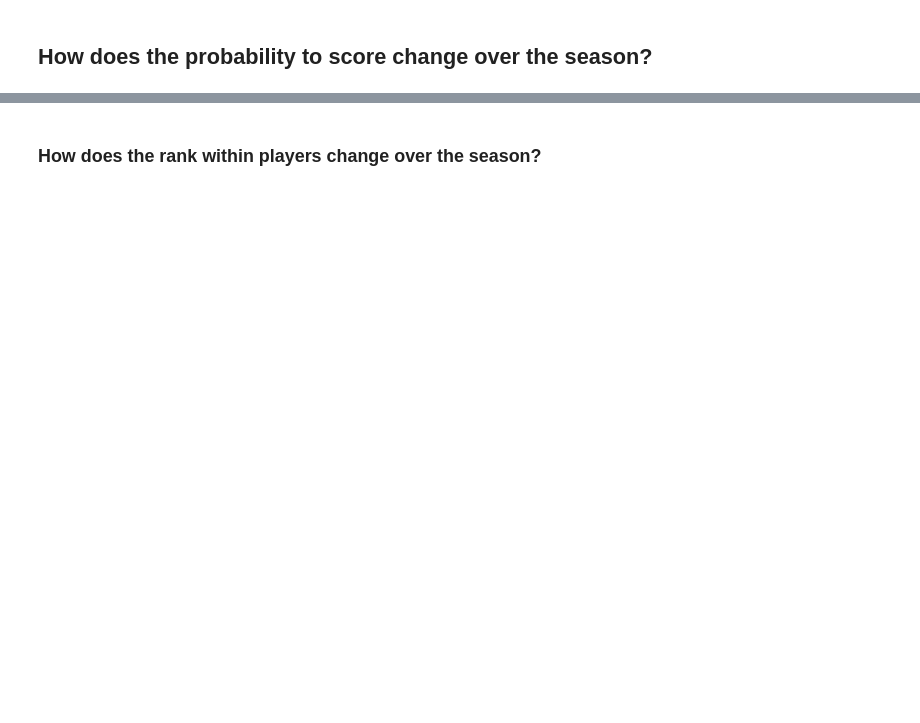
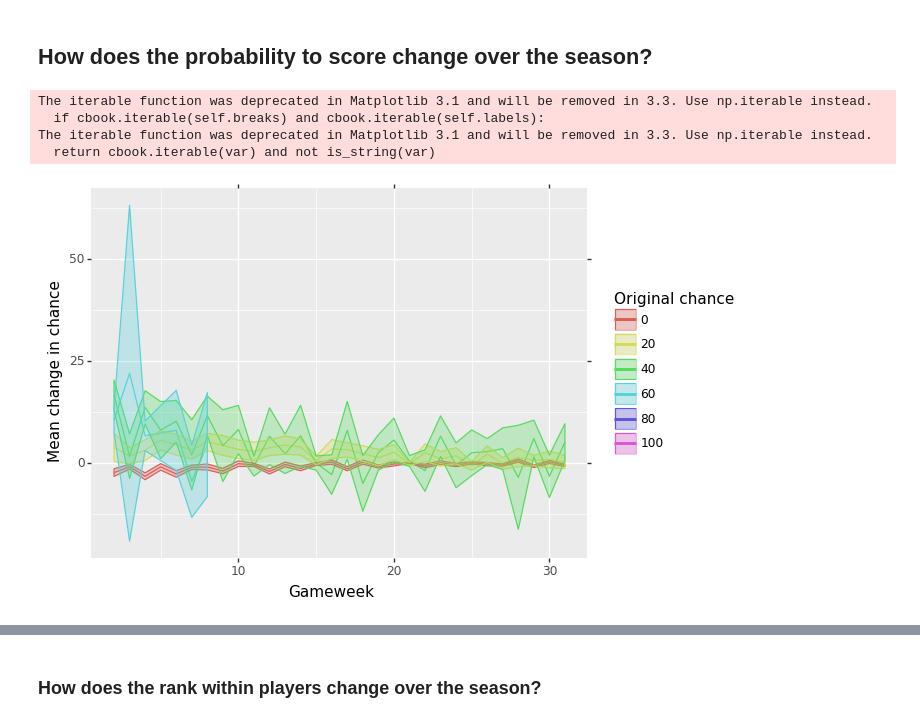
Before and after one commit to andreas-lloyd/scoring-probability, a Jupyter notebook: initial-exploration/002-basic-sol-exploration.ipynb, the cells around one changed output, grey strips where cells are left out. Drawn from its saved outputs; the diff is of its cells as text; code cells hidden in the pictures; blank space fills up the shorter version.

```diff
--- a/initial-exploration/002-basic-sol-exploration.ipynb
+++ b/initial-exploration/002-basic-sol-exploration.ipynb
@@ -87,2 +88,26 @@ animator.save('scorers-race.gif', writer='imagemagick');
 # %% [markdown]
 ## How does the probability to score change over the season?
+# %%
+result_w_info = result_w_info.sort_values('kick_off').reset_index(drop=True)
+# %%
+result_w_info['score_change'] = result_w_info.groupby('player_uid').chance_score.diff()
+# %%
+bins = list(range(0, 121, 20))
+result_w_info['score_bin'] = pd.cut(result_w_info.chance_score, bins, labels=bins[:-1], include_lowest=True)
+# %%
+change_agg = result_w_info.groupby(['gameweek', 'score_bin']).score_change.agg(['mean', 'sem']).dropna().reset_index()
+# %%
+graph = pn.ggplot(change_agg, pn.aes(x='gameweek', y='mean',
+                                     ymax='mean + 1.96*sem', ymin='mean - 1.96*sem',
+                                     color='score_bin', fill='score_bin')) \
++ pn.geom_line() + pn.geom_ribbon(alpha=0.3) \
++ pn.ylab('Mean change in chance') + pn.xlab('Gameweek') \
++ pn.scale_color_discrete(name='Original chance') + pn.scale_fill_discrete(name='Original chance')
+
+graph.draw();
+# %% [output]
+The iterable function was deprecated in Matplotlib 3.1 and will be removed in 3.3. Use np.iterable instead.
+  if cbook.iterable(self.breaks) and cbook.iterable(self.labels):
+The iterable function was deprecated in Matplotlib 3.1 and will be removed in 3.3. Use np.iterable instead.
+  return cbook.iterable(var) and not is_string(var)
+[figure, added]
```
Also changed, not shown: parts of 12 cells of this notebook, 1 other file.
